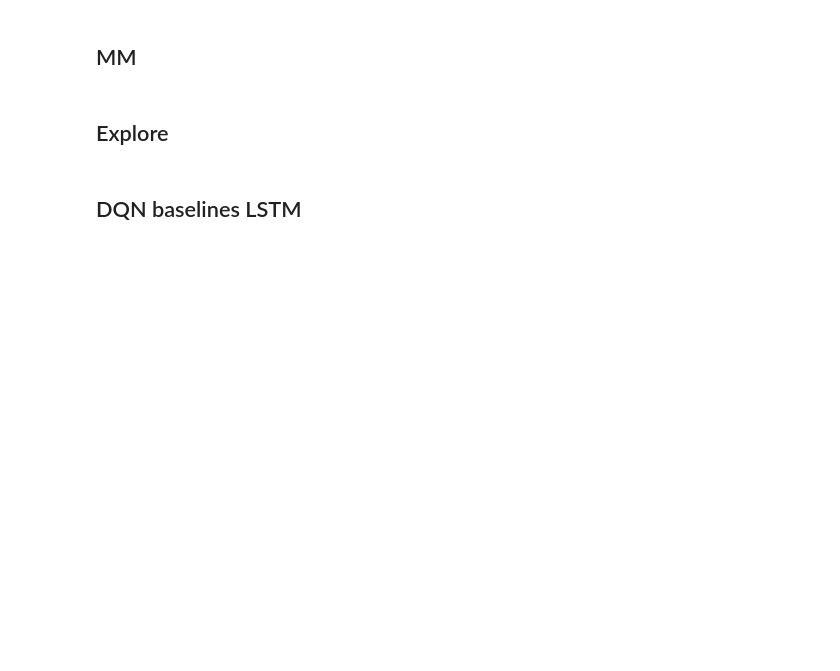
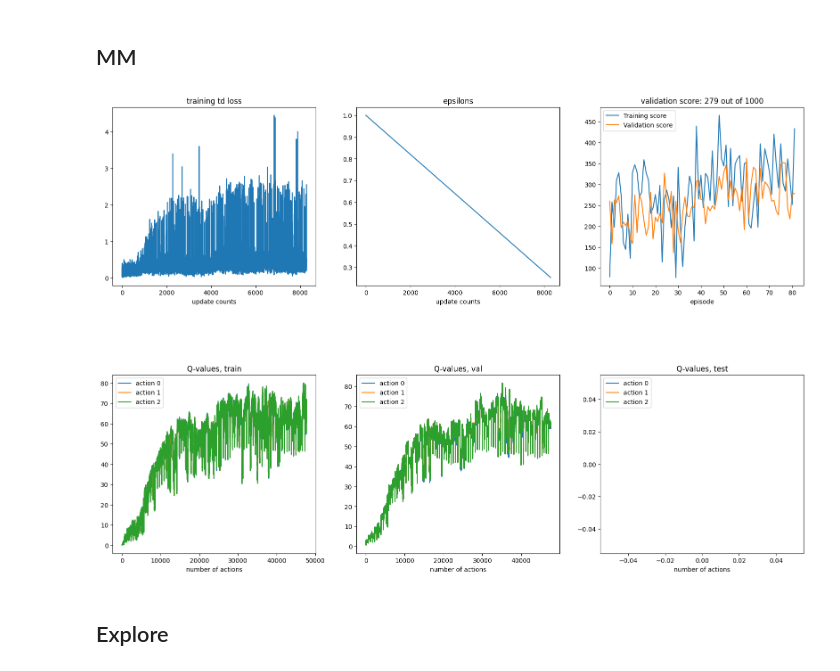
Before and after one commit to humemai/agent-room-env-v2-lstm, a Jupyter notebook: train-dqn.ipynb, the cells around one changed output. Saved outputs shown, nothing was run; the diff lists cells and outputs as text; code cells hidden in the pictures; blank space fills up the shorter version.

```diff
--- a/train-dqn.ipynb
+++ b/train-dqn.ipynb
@@ -14,7 +14,6 @@ for test_seed in range(5):
     num_iterations = 100 * 100
     batch_size = 32
     question_interval = 1
-    deterministic_objects = True
     room_size = "l"
     capacity = {
         "episodic": 16,
@@ -24,16 +23,6 @@ for test_seed in range(5):
         "short": 1,
     }
     terminates_at = 99
-    if deterministic_objects:
-        root_dir = f"./training-results/deterministic-objects/DQN/"
-    else:
-        root_dir = f"./training-results/stochastic-objects/DQN/"
-
-    default_root_dir = (
-        root_dir
-        + f"mm/{room_size}/{terminates_at+1}-question_interval={question_interval}"
-    )
-
     params = {
         "env_str": "room_env:RoomEnv-v2",
         "num_iterations": num_iterations,
@@ -62,36 +51,38 @@ for test_seed in range(5):
             "max_timesteps": 100,
             "max_strength": 100,
         },
         "run_test": True,
         "num_samples_for_results": 10,
         "plotting_interval": 10,
         "train_seed": test_seed + 5,
         "test_seed": test_seed,
         "device": "cpu",
         "qa_policy": "episodic_semantic",
         "explore_policy": "avoid_walls",
         "env_config": {
             "question_prob": 1.0,
             "terminates_at": 99,
             "randomize_observations": "objects",
             "room_size": room_size,
             "rewards": {"correct": 1, "wrong": 0, "partial": 0},
             "make_everything_static": False,
             "num_total_questions": 1000,
             "question_interval": question_interval,
             "include_walls_in_observations": True,
-            "deterministic_objects": deterministic_objects,
+            "deterministic_objects": False,
         },
         "ddqn": True,
-        "dueling_dqn": False,
-        "default_root_dir": default_root_dir,
+        "dueling_dqn": True,
+        "default_root_dir": "./training-results/episodic-semantic",
         "run_handcrafted_baselines": False,
     }
     params_all.append(params)
 
 for params in tqdm(params_all):
     agent = DQNMMAgent(**params)
     agent.train()
+# %% [output]
+[figure, added]
 # %% [markdown]
 ## Explore
 # %%
@@ -187,5 +168,3 @@ for test_seed in range(5):
 for params in tqdm(params_all):
     agent = DQNExploreAgent(**params)
     agent.train()
-# %% [markdown]
-## DQN baselines LSTM
```
Also changed, not shown: parts of 2 cells of this notebook, 4 other files.
